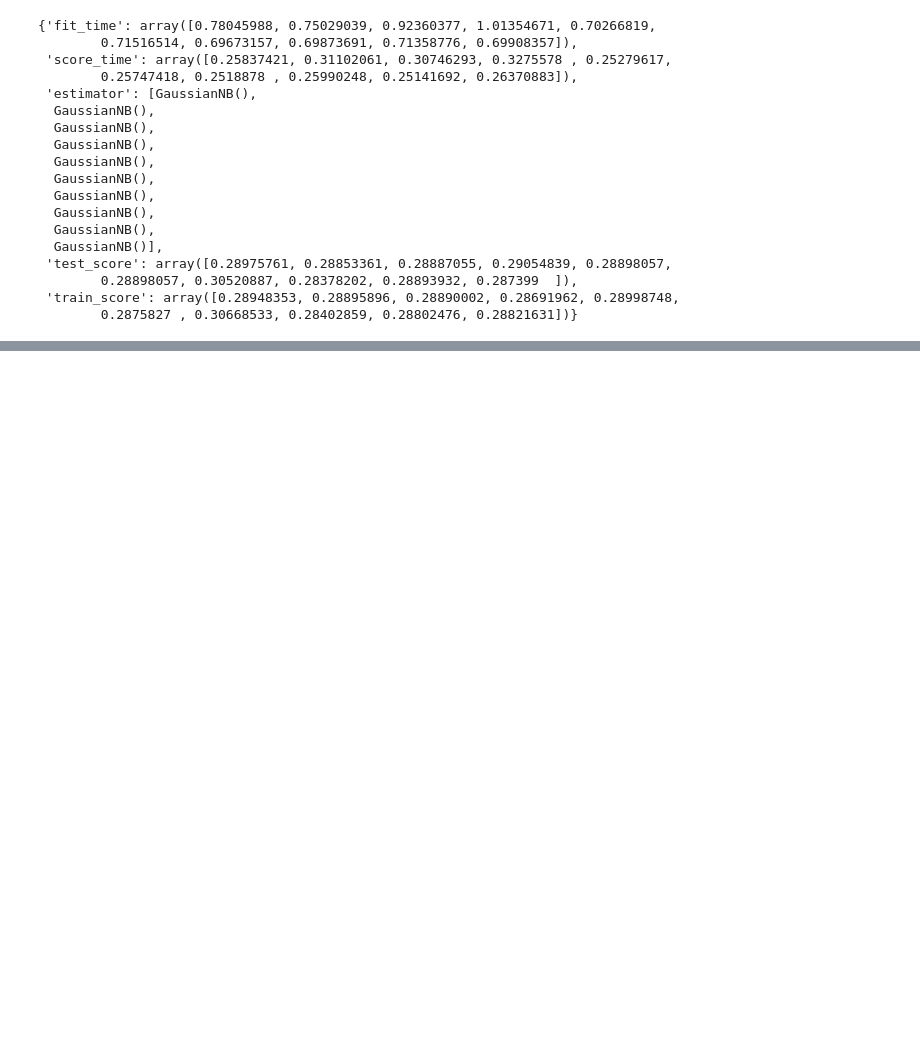
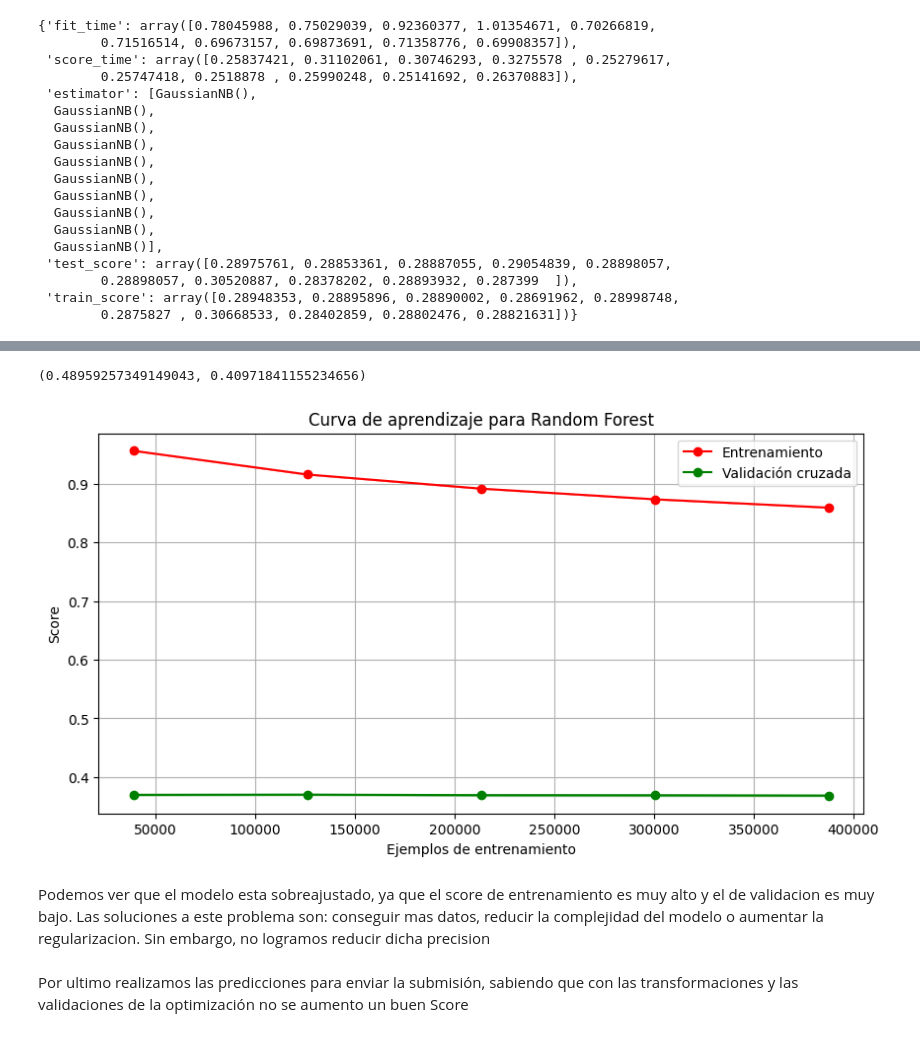
Before and after one commit to JGranda11/Proyecto-ai4eng20241, a Jupyter notebook: 04 - modelos_SL.ipynb, the cells around one changed output, grey strips where cells are left out. Cells and saved outputs as stored; diff of their text form; code cells hidden in the pictures; blank space fills up the shorter version.

```diff
--- a/04 - modelos_SL.ipynb
+++ b/04 - modelos_SL.ipynb
@@ -242 +470,58 @@ estimator2.score(Xtv, ytv), estimator2.score(Xts, yts)
+# %%
+forestDef.fit(Xtr, ytr)
+forestDef.score(Xtr, ytr), forestDef.score(Xts, yts)
+# %% [output]
+(0.48959257349149043, 0.40971841155234656)
+# %%
+from sklearn.model_selection import learning_curve
+
+# Funcion para graficar la curva de aprendizaje
+
+def plot_learning_curve(forestDef, title, X, y, ylim=None, cv=None,
+                        n_jobs=-1, train_sizes=np.linspace(.1, 1.0, 5)):
+
+    # Generar la grafica
+    plt.figure(figsize=(10, 5))
+    plt.title(title)
+    if ylim is not None:
+        plt.ylim(*ylim)
+    plt.xlabel("Ejemplos de entrenamiento")
+    plt.ylabel("Score")
+
+    # Generar los valores de la curva de aprendizaje
+    train_sizes, train_scores, test_scores = learning_curve(
+        forestDef, X, y, cv=cv, n_jobs=n_jobs, train_sizes=train_sizes, scoring='accuracy')
+
+    # Calcular la media y la desviacion estandar
+    train_scores_mean = np.mean(train_scores, axis=1)
+    train_scores_std = np.std(train_scores, axis=1)
+    test_scores_mean = np.mean(test_scores,axis=1)
+    test_scores_std = np.std(test_scores, axis=1)
+
+    # Graficar los resultados
+    plt.grid()
+    plt.fill_between(train_sizes, train_scores_mean - train_scores_std,
+                     train_scores_mean + train_scores_std, alpha=0.3,
+                     color="r")
+    plt.fill_between(train_sizes, test_scores_mean - test_scores_std,
+                     test_scores_mean + test_scores_std, alpha=0.3,
+                     color="g")
+    plt.plot(train_sizes, train_scores_mean, 'o-', color="r",
+             label="Entrenamiento")
+    plt.plot(train_sizes, test_scores_mean, 'o-', color="g",
+             label="Validación cruzada")
+
+    plt.legend(loc="best")
+    return plt
+# %%
+
+plot_learning_curve(forest, 'Curva de aprendizaje para Random Forest', Xtr, ytr, cv=5)
+plt.show()
+# %% [output]
+[figure, added]
+# %% [markdown]
+Podemos ver que el modelo esta sobreajustado, ya que el score de entrenamiento es muy alto y el de validacion es muy bajo. Las soluciones a este problema son: conseguir mas datos, reducir la complejidad del modelo o aumentar la regularizacion. Sin embargo, no logramos reducir dicha precision
+# %% [markdown]
+Por ultimo realizamos las predicciones para enviar la submisión, sabiendo que con las transformaciones y las validaciones de
+la optimización no se aumento un buen Score
 # %%
```
Also changed, not shown: parts of 49 cells of this notebook.
